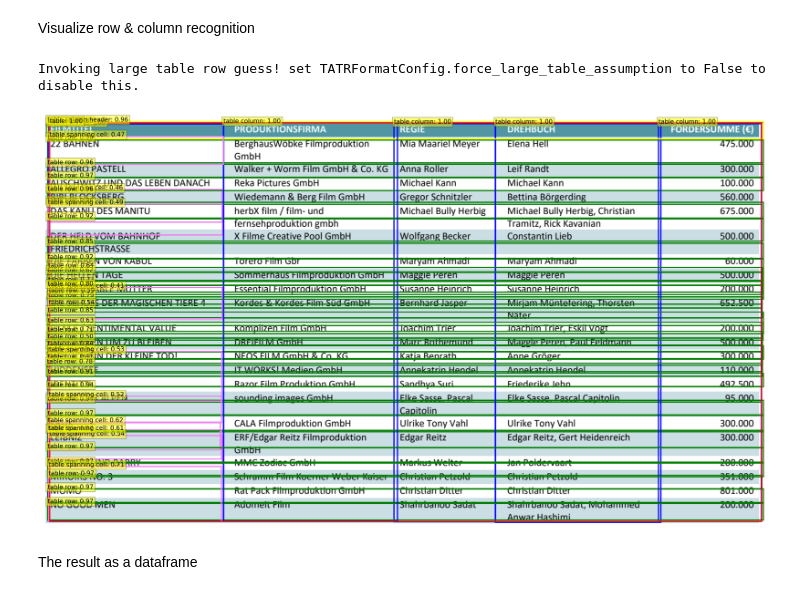
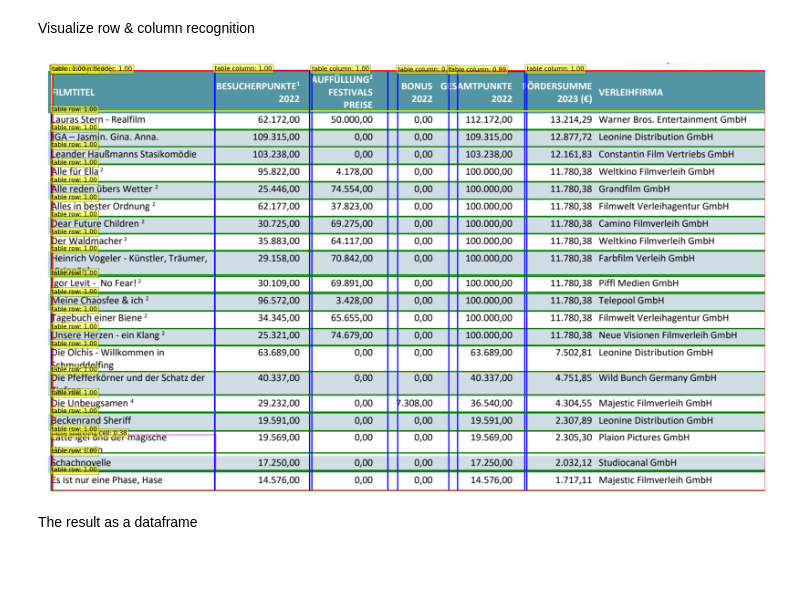
Before and after one commit to LtSalt/film-funding, a Jupyter notebook: src/code/extract/ffa/test.ipynb, the cells around one changed output. Drawn from its saved outputs; the diff is of its cells as text; code cells hidden in the pictures; blank space fills up the shorter version.

Commit message:
updated test-gmft notebook

```diff
--- a/src/code/extract/ffa/test.ipynb
+++ b/src/code/extract/ffa/test.ipynb
@@ -17,6 +17,6 @@ def ingest_pdf(pdf_path) -> list[CroppedTable]:
         tables += detector.extract(page)
     return tables, doc
 
-tables, doc = ingest_pdf(here("src/data/raw/pdf/test1.pdf"))
+tables, doc = ingest_pdf(here("src/data/raw/pdf/test5.pdf"))
 print(f"Number of tables detected: {len(tables)}")
 # %% [output]
@@ -34,12 +37,11 @@ Visualize row & column recognition
 # %%
 from gmft import AutoTableFormatter, AutoFormatConfig
 
 formatter = AutoTableFormatter()
-ft = formatter.extract(tables[0])
+ft = formatter.extract(tables[2])
 ft.visualize()
 # %% [output]
-Invoking large table row guess! set TATRFormatConfig.force_large_table_assumption to False to disable this.
-[figure, old version]
+[figure, new version]
 # %% [markdown]
 The result as a dataframe
 # %%
```
Also changed, not shown: parts of 9 cells of this notebook.
